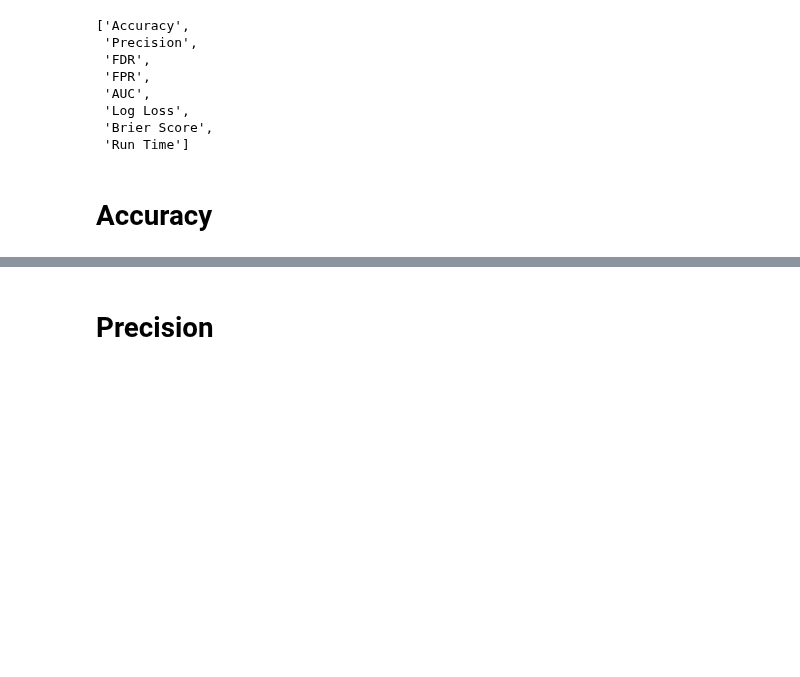
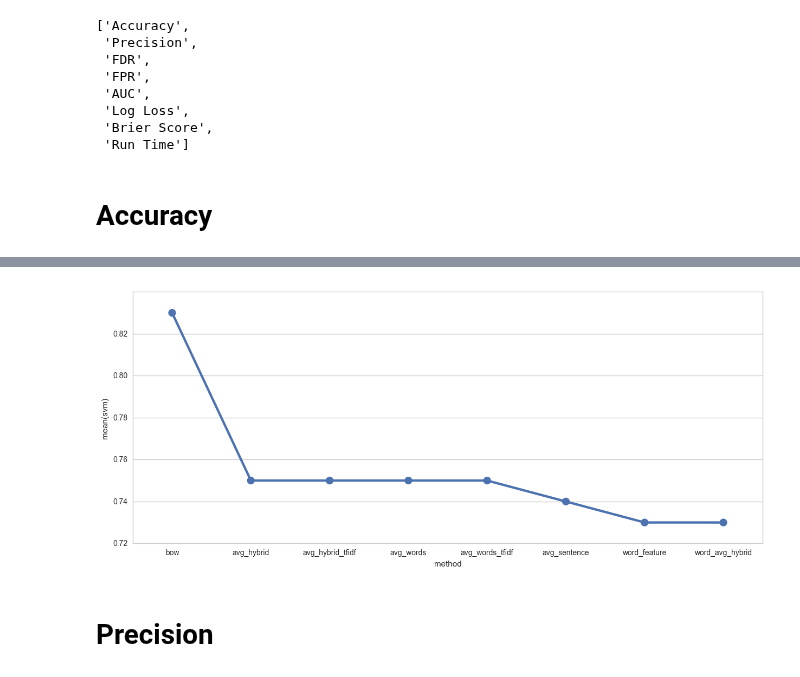
Before and after one commit to tazeek/BullyDetect, a Jupyter notebook: Python Notebooks/Results Visualisation.ipynb, the cells around one changed output, grey strips where cells are left out. Drawn from its saved outputs; the diff is of its cells as text; code cells hidden in the pictures; blank space fills up the shorter version.

Commit message:
Wrote a function to standardize the data for accuracy

```diff
--- a/Python Notebooks/Results Visualisation.ipynb
+++ b/Python Notebooks/Results Visualisation.ipynb
@@ -68,7 +59,37 @@ def lowerColumn(df):
+# %%
+# Function to standardize the given dataframe
+
+def standardizeDataFrame(df):
+
+    # Table to store dictionaries
+    format_table = []
+
+    # Lower Case the columns' name
+    df.columns = map(str.lower, df.columns)
+
+    # Classifier Array
+    clf_array = ["nb","svm","rf"]
+
+    # Loop classifier by classifier
+    # Then get the results along with the standard deviation
+    for clf in clf_array:
+
+        for i, method in enumerate(df['method']):
+
+            format_table.append({'method': method,
+                         'model': clf,
+                         'value': df[clf][i],
+                         'std': df[clf + " (std)"][i]})
+
+
+    # Overwrite the table
+    df = pd.DataFrame(format_table)
+
+    return df
 # %% [markdown]
 # Accuracy
 # %%
 # Parse the accuracy sheet
 # Each sheet is considered a dataframe
 
-accuracy_df = lowerColumn(xls.parse('Accuracy'))
+accuracy_df = standardizeDataFrame(xls.parse('Accuracy'))
@@ -87,5 +124,16 @@ accuracy_df
 # %%
 # Load the libraries (ONLY ONCE)
+import seaborn as sns
+import matplotlib.pyplot as plt
+sns.set_style('whitegrid')
+%matplotlib inline
+# %%
+# Plot for Accuracy (Bar Chart)
+plt.figure(figsize=(15, 6))
+
+fig = sns.pointplot(x='method', y='svm', data=accuracy_df)
+# %% [output]
+[figure, added]
 # %% [markdown]
 # Precision
 # %% [markdown]
```
Also changed, not shown: parts of 3 cells of this notebook.
